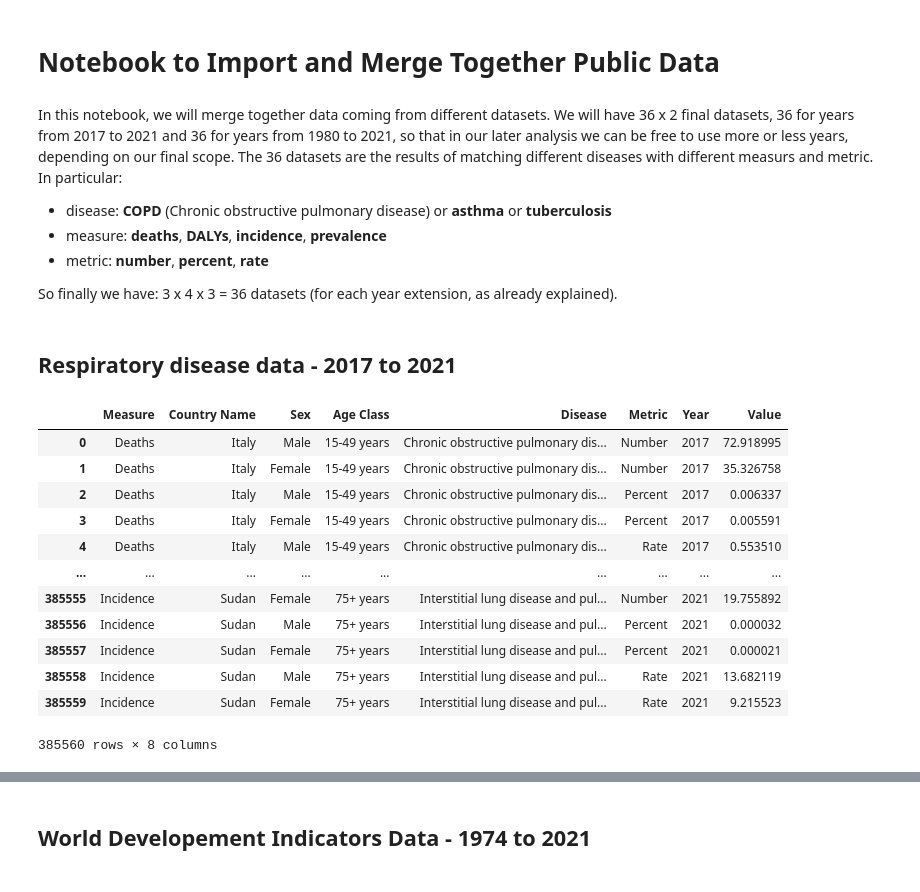
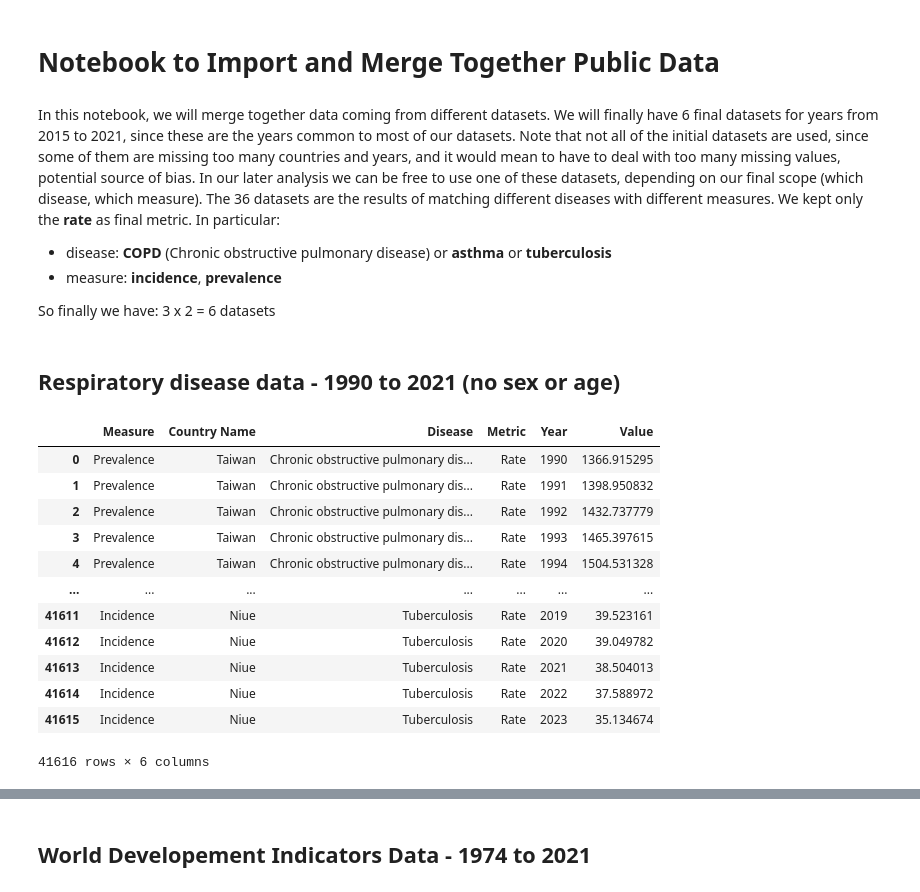
Before and after one commit to gitBugD/GML_RespiratoryDiseases, a Jupyter notebook: DataMerge.ipynb, the cells around one changed output, grey strips where cells are left out. Saved outputs shown, nothing was run; the diff lists cells and outputs as text; code cells hidden in the pictures.

Commit message:
Modified Data Merge to avoid too many missing data

```diff
--- a/DataMerge.ipynb
+++ b/DataMerge.ipynb
@@ -2,13 +2,14 @@
 # Notebook to Import and Merge Together Public Data
 # %% [markdown]
 In this notebook, we will merge together data coming from different datasets.
-We will have 36 x 2 final datasets, 36 for years from 2017 to 2021 and 36 for years from 1980 to 2021, so that in our later analysis we can be free to use more or less years, depending on our final scope.
-The 36 datasets are the results of matching different diseases with different measurs and metric. In particular:
+We will finally have 6 final datasets for years from 2015 to 2021, since these are the years common to most of our datasets. Note that not all of the initial datasets are used, since some of them are missing too many countries and years, and it would mean to have to deal with too many missing values, potential source of bias.
+In our later analysis we can be free to use one of these datasets, depending on our final scope (which disease, which measure).
+The 36 datasets are the results of matching different diseases with different measures. We kept only the **rate** as final metric.
+In particular:
 - disease: **COPD** (Chronic obstructive pulmonary disease) or **asthma** or **tuberculosis**
-- measure: **deaths**, **DALYs**, **incidence**, **prevalence**
-- metric: **number**, **percent**, **rate**
+- measure: **incidence**, **prevalence**
 
-So finally we have: 3 x 4 x 3 = 36 datasets (for each year extension, as already explained).
+So finally we have: 3 x 2 = 6 datasets
 # %%
 import numpy as np
 import pandas as pd
@@ -17,23 +20,23 @@ import seaborn as sns
 from functools import reduce
 # %% [markdown]
-## Respiratory disease data - 2017 to 2021
+## Respiratory disease data - 1990 to 2021 (no sex or age)
 # %%
 # Votre code ici:
-df_diseases = pd.read_csv("../Data/health/IHME/IHME-data-2017to2021/IHME-GBD_2021_DATA-db2c71f9-1.csv")
-df_diseases = df_diseases[["measure", "location", "sex", "age", "cause", "metric", "year", "val"]]
-df_diseases.columns = ["Measure", "Country Name", "Sex", "Age Class", "Disease", "Metric", "Year", "Value"]
+df_diseases = pd.read_csv("../Data/health/IHME/IHME-data-allCountries-allYears/IHME-GBD_2023_DATA-8de3a169-1.csv")
+df_diseases = df_diseases[["measure", "location", "cause", "metric", "year", "val"]]
+df_diseases.columns = ["Measure", "Country Name", "Disease", "Metric", "Year", "Value"]
 df_diseases
 # %% [output]
-|  | Measure | Country Name | Sex | Age Class | Disease | Metric | Year | Value |
-| 0 | Deaths | Italy | Male | 15-49 years | Chronic obstructive pulmonary dis... | Number | 2017 | 72.918995 |
-| 1 | Deaths | Italy | Female | 15-49 years | Chronic obstructive pulmonary dis... | Number | 2017 | 35.326758 |
-| 2 | Deaths | Italy | Male | 15-49 years | Chronic obstructive pulmonary dis... | Percent | 2017 | 0.006337 |
-| 3 | Deaths | Italy | Female | 15-49 years | Chronic obstructive pulmonary dis... | Percent | 2017 | 0.005591 |
-| 4 | Deaths | Italy | Male | 15-49 years | Chronic obstructive pulmonary dis... | Rate | 2017 | 0.553510 |
-| ... | ... | ... | ... | ... | ... | ... | ... | ... |
-| 385555 | Incidence | Sudan | Female | 75+ years | Interstitial lung disease and pul... | Number | 2021 | 19.755892 |
-| 385556 | Incidence | Sudan | Male | 75+ years | Interstitial lung disease and pul... | Percent | 2021 | 0.000032 |
-| 385557 | Incidence | Sudan | Female | 75+ years | Interstitial lung disease and pul... | Percent | 2021 | 0.000021 |
-| 385558 | Incidence | Sudan | Male | 75+ years | Interstitial lung disease and pul... | Rate | 2021 | 13.682119 |
-| 385559 | Incidence | Sudan | Female | 75+ years | Interstitial lung disease and pul... | Rate | 2021 | 9.215523 |
+|  | Measure | Country Name | Disease | Metric | Year | Value |
+| 0 | Prevalence | Taiwan | Chronic obstructive pulmonary dis... | Rate | 1990 | 1366.915295 |
+| 1 | Prevalence | Taiwan | Chronic obstructive pulmonary dis... | Rate | 1991 | 1398.950832 |
+| 2 | Prevalence | Taiwan | Chronic obstructive pulmonary dis... | Rate | 1992 | 1432.737779 |
+| 3 | Prevalence | Taiwan | Chronic obstructive pulmonary dis... | Rate | 1993 | 1465.397615 |
+| 4 | Prevalence | Taiwan | Chronic obstructive pulmonary dis... | Rate | 1994 | 1504.531328 |
+| ... | ... | ... | ... | ... | ... | ... |
+| 41611 | Incidence | Niue | Tuberculosis | Rate | 2019 | 39.523161 |
+| 41612 | Incidence | Niue | Tuberculosis | Rate | 2020 | 39.049782 |
+| 41613 | Incidence | Niue | Tuberculosis | Rate | 2021 | 38.504013 |
+| 41614 | Incidence | Niue | Tuberculosis | Rate | 2022 | 37.588972 |
+| 41615 | Incidence | Niue | Tuberculosis | Rate | 2023 | 35.134674 |
-385560 rows × 8 columns
+41616 rows × 6 columns
```
Also changed, not shown: parts of 45 cells of this notebook.
